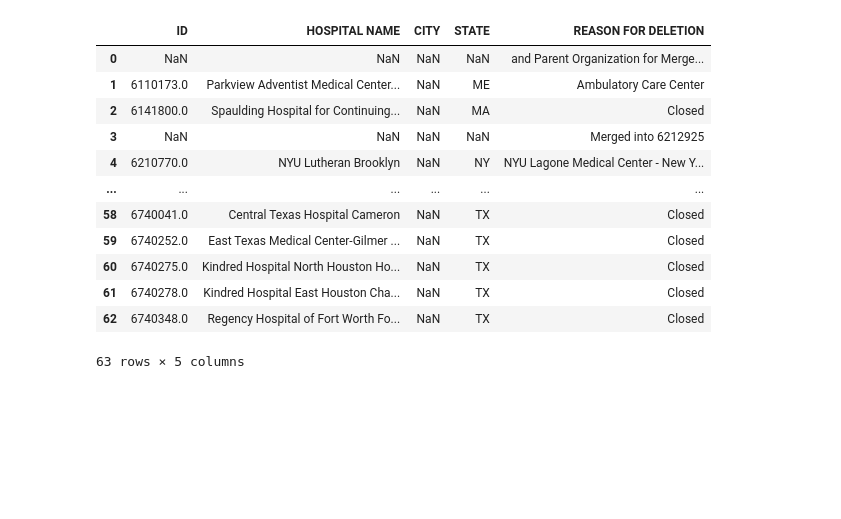
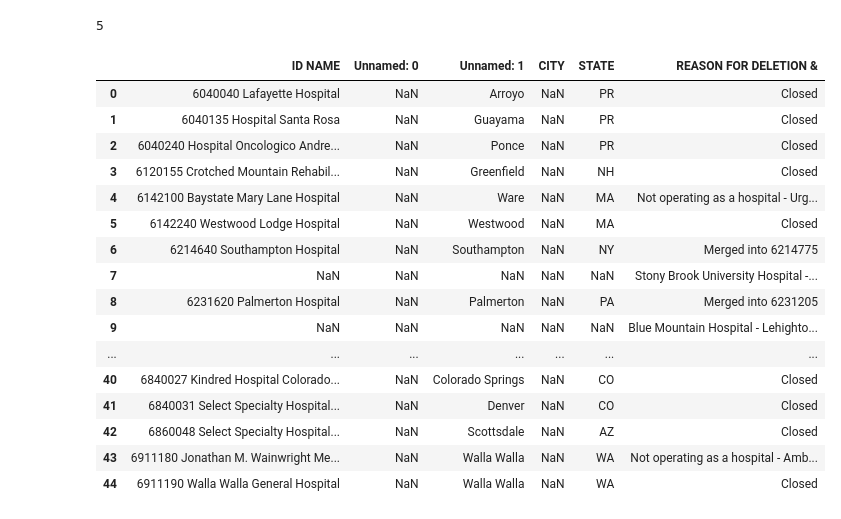
Before and after one commit to imccart/aha-data, a Jupyter notebook: data-code/pdf2table.ipynb, the cells around one changed output. Cells and saved outputs as stored; diff of their text form; code cells hidden in the pictures; blank space fills up the shorter version.

```diff
--- a/data-code/pdf2table.ipynb
+++ b/data-code/pdf2table.ipynb
@@ -464,53 +539,77 @@ pagecontent
  'Mergers and Acquisitions': []}
+# %%
+len(tables)
+# %% [output]
+5
 # %%
 # tidy snippet
 t = tables[1].copy()
+
+if t.iloc[0,-1] == 'MERGER INFORMATION - PARENT ORGANIZATION':
+    t = t[1:].reset_index(drop=True)  # see e.g. 2015 reg del
+
+# if (t.columns[2]=='Unnamed: 0') & (t.columns[5]=='Unnamed: 1'):
+#     # t['NAME'] = t['Unnamed: 0']
+#     t['CITY'] = t['Unnamed: 0']
+#     t['REASON FOR ADDITION'] = t['Unnamed: 1']
+#     t = t.drop(columns=['Unnamed: 0','Unnamed: 1'])
+#     t = t.rename(columns={'NAME':'HOSPITAL NAME'})
+
+# if (t.columns[4]=='Unnamed: 0'):
+#     t['REASON FOR ADDITION'] = t['Unnamed: 0']
+#     t = t.drop(columns=['Unnamed: 0'])
+#     t = t.rename(columns={'NAME':'HOSPITAL NAME'})
 
 # if t.columns[0] != 'ID':
 #     t = t.T.reset_index().T.reset_index(drop=True)
 
 adddel = 'DELETION'
 
 # idiosyncratic
 # if t.columns[2] == 'Unnamed: 0':
-#     t.columns = ['ID','HOSPITAL NAME','CITY','STATE','REASON FOR '+adddel]
+    # t.columns = ['ID','HOSPITAL NAME','CITY','STATE','REASON FOR '+adddel]
 #     if t.iloc[0,4] == adddel:
 #         t = t[1:].reset_index(drop=True)
-#     t = combine_if_key_is_na_from_("above", t, 'ID',['REASON FOR '+adddel,'HOSPITAL NAME'], join_by=' ')
+    # t = combine_if_key_is_na_from_("below", t, 'ID',['REASON FOR '+adddel,'HOSPITAL NAME'], join_by=' ')
 #     # only last word of CITY is valid...
-#     t['CITY'] = t['HOSPITAL NAME'].apply(lambda t: t.split(" ")[-1])
-#     t['HOSPITAL NAME'] = t['HOSPITAL NAME'].apply(lambda t: " ".join(t.split(" ")[:-1]))
-if t.columns[1] == 'Unnamed: 0':
-    t = t.drop(columns='NAME')
+
+    # t['CITY'] = t['HOSPITAL NAME'].apply(lambda t: t.split(" ")[-1])
+    # t['HOSPITAL NAME'] = t['HOSPITAL NAME'].apply(lambda t: " ".join(t.split(" ")[:-1]))
+# if t.columns[1] == 'Unnamed: 0':
+#     t = t.drop(columns='NAME')
 #=====
-t.columns = ['ID','HOSPITAL NAME','CITY','STATE','REASON FOR '+adddel]
+# t.columns = ['ID','HOSPITAL NAME','CITY','STATE','REASON FOR '+adddel]
 # if t.iloc[0,4] == adddel:
 #     t = t[1:].reset_index(drop=True)
 
 # t = combine_if_key_is_na_from_("above", t, 'ID',
 #                                ['REASON FOR '+adddel,'HOSPITAL NAME'],
 #                                join_by=' ')
 # t = fillna_from_("above",t, columns=['ID','CITY','STATE'])
 # for col in ['REASON FOR '+adddel,'HOSPITAL NAME', 'CITY']:
 #     t[col] = t[col].apply(lambda x: x.replace('\r',' ')
 #                           if pd.isna(x)==False else x)
 # t = t[~t.ID.duplicated(keep='last')].reset_index(drop=True)
 
 t
 # %% [output]
-|  | ID | HOSPITAL NAME | CITY | STATE | REASON FOR DELETION |
-| 0 | NaN | NaN | NaN | NaN | and Parent Organization for Merge... |
-| 1 | 6110173.0 | Parkview Adventist Medical Center... | NaN | ME | Ambulatory Care Center |
-| 2 | 6141800.0 | Spaulding Hospital for Continuing... | NaN | MA | Closed |
-| 3 | NaN | NaN | NaN | NaN | Merged into 6212925 |
-| 4 | 6210770.0 | NYU Lutheran Brooklyn | NaN | NY | NYU Lagone Medical Center - New Y... |
-| ... | ... | ... | ... | ... | ... |
-| 58 | 6740041.0 | Central Texas Hospital Cameron | NaN | TX | Closed |
-| 59 | 6740252.0 | East Texas Medical Center-Gilmer ... | NaN | TX | Closed |
-| 60 | 6740275.0 | Kindred Hospital North Houston Ho... | NaN | TX | Closed |
-| 61 | 6740278.0 | Kindred Hospital East Houston Cha... | NaN | TX | Closed |
-| 62 | 6740348.0 | Regency Hospital of Fort Worth Fo... | NaN | TX | Closed |
+|  | ID NAME | Unnamed: 0 | Unnamed: 1 | CITY | STATE | REASON FOR DELETION & |
+| 0 | 6040040 Lafayette Hospital | NaN | Arroyo | NaN | PR | Closed |
+| 1 | 6040135 Hospital Santa Rosa | NaN | Guayama | NaN | PR | Closed |
+| 2 | 6040240 Hospital Oncologico Andre... | NaN | Ponce | NaN | PR | Closed |
+| 3 | 6120155 Crotched Mountain Rehabil... | NaN | Greenfield | NaN | NH | Closed |
+| 4 | 6142100 Baystate Mary Lane Hospital | NaN | Ware | NaN | MA | Not operating as a hospital - Urg... |
+| 5 | 6142240 Westwood Lodge Hospital | NaN | Westwood | NaN | MA | Closed |
+| 6 | 6214640 Southampton Hospital | NaN | Southampton | NaN | NY | Merged into 6214775 |
+| 7 | NaN | NaN | NaN | NaN | NaN | Stony Brook University Hospital -... |
+| 8 | 6231620 Palmerton Hospital | NaN | Palmerton | NaN | PA | Merged into 6231205 |
+| 9 | NaN | NaN | NaN | NaN | NaN | Blue Mountain Hospital - Lehighto... |
+| ... | ... | ... | ... | ... | ... | ... |
+| 40 | 6840027 Kindred Hospital Colorado... | NaN | Colorado Springs | NaN | CO | Closed |
+| 41 | 6840031 Select Specialty Hospital... | NaN | Denver | NaN | CO | Closed |
+| 42 | 6860048 Select Specialty Hospital... | NaN | Scottsdale | NaN | AZ | Closed |
+| 43 | 6911180 Jonathan M. Wainwright Me... | NaN | Walla Walla | NaN | WA | Not operating as a hospital - Amb... |
+| 44 | 6911190 Walla Walla General Hospital | NaN | Walla Walla | NaN | WA | Closed |
-63 rows × 5 columns
 # %%
 ?combine_if_key_is_na_from_
 # %%
```
Also changed, not shown: parts of 3 cells of this notebook, 8 other files.
